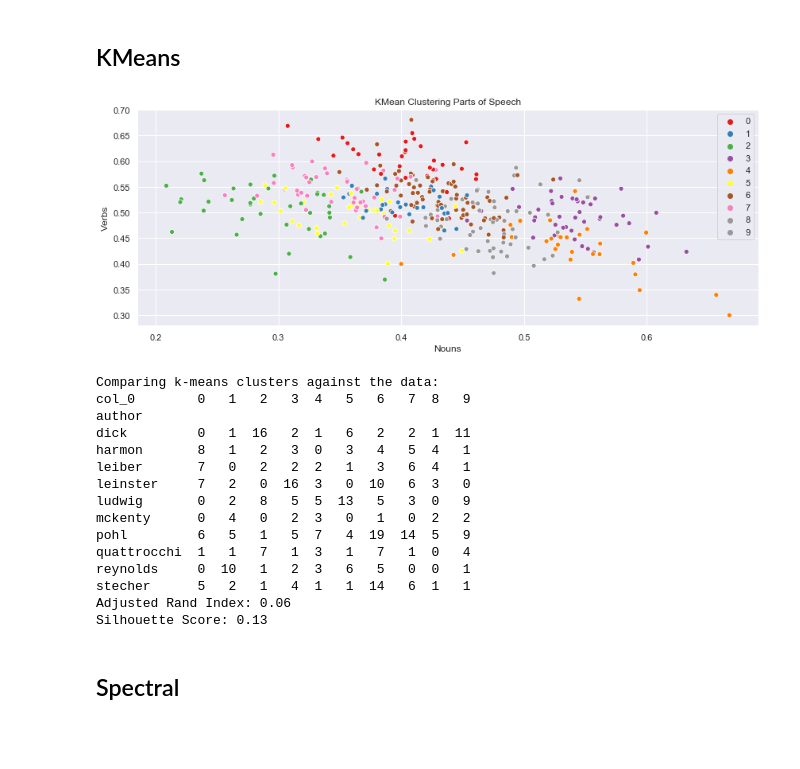
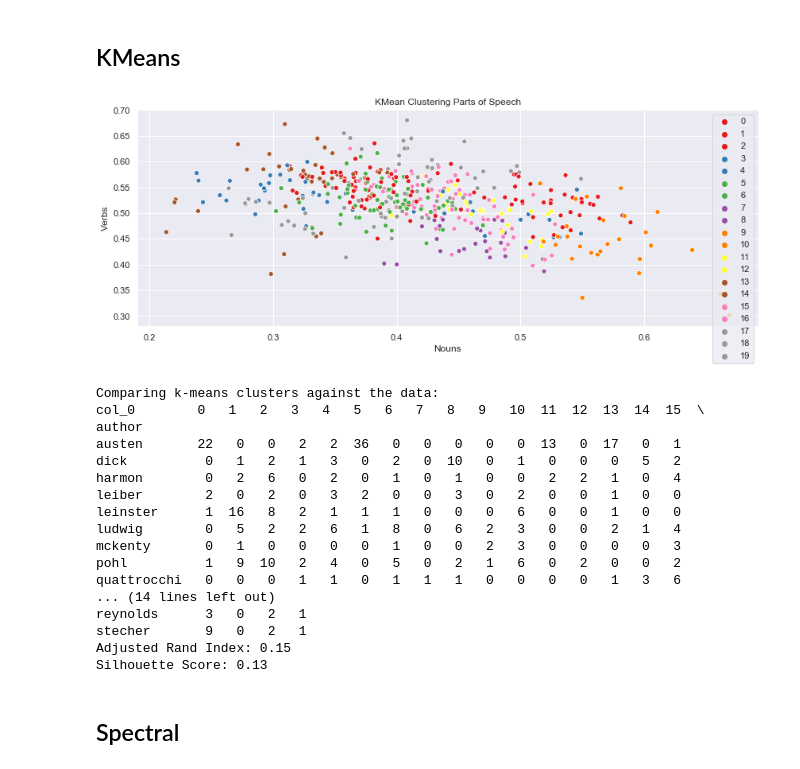
Before and after one commit to cbevis/U4_Capstone, a Jupyter notebook: U4_Capstone.ipynb, the cells around one changed output. Saved outputs shown, nothing was run; the diff lists cells and outputs as text; code cells hidden in the pictures; blank space fills up the shorter version.

Commit message:
Added jane austen works

```diff
--- a/U4_Capstone.ipynb
+++ b/U4_Capstone.ipynb
@@ -291,16 +341,20 @@ both_sents = [' '.join([token.lemma_ for token in sent]) for sent in df['text_se
 # Convert to Part of speech
 both_pos = [' '.join([token.pos_ for token in sent]) for sent in df['text_sentences']]
 # %%
-name_list = ['tasso', 'klaus', 'koitska', 'quade', 'hendrick', 'calhoun', 'bates', 'brooks',
-             'nordenfeld', 'derek', 'hendricks', 'burckhardt', 'mooney', 'swanson']
+name_list = ['tasso', 'klaus', 'koitska', 'quade', 'hendrick', 'calhoun', 'bates', 'brooks', 'fox',
+             'nordenfeld', 'derek', 'hendricks', 'burckhardt', 'mooney', 'swanson', 'rosalie', 'moklin',
+             'moklins', 'harse', 'maya', 'altaira']
 
 ents_list = ['PERSON', 'GPE', 'NORP']
 
-
+#[ y for y in a if y not in b]
 # ['yes' if v == 1 else 'no' if v == 2 else 'idle' for v in l]
 
+#both_no_people = [' '.join([token.lemma_ for token in sent if token.ent_type_ != 'PERSON'])
+#                        for sent in df['text_sentences']]
+
 # lemma without names
-both_no_people = [' '.join([token.lemma_ if ((token.ent_type_ not in ents_list) &
-                                             (token.lemma_ not in name_list))
-                                         else 'NORP' if token.ent_type_ == 'NORP' for token in sent])
-                                         for sent in df['text_sentences']]
+both_no_people = [' '.join([token.lemma_ for token in sent if
+                            ((token.ent_type_ not in ents_list) &
+                            (token.lemma_ not in name_list))])
+                            for sent in df['text_sentences']]
@@ -308,0 +361,20 @@ SyntaxError: invalid syntax (<ipython-input-58-159090205490>, line 12)
+# %%
+# lemma without names
+
+both_no_people2 = []
+for sent in df['text_sentences']:
+    words = []
+    for token in sent:
+        if (token.ent_type_ not in ents_list) & (token.lemma_ not in name_list):
+            words.append(token.lemma_)
+        elif token.ent_type_ == 'NORP':
+            words.append('NORP')
+        # Moklin is a type of alien
+        elif token.lemma_ == 'moklin' or token.lemma_ == 'moklins':
+            words.append('alien')
+        elif token.lemma_ == 'altaira' or token.lemma_ == 'maya':
+            words.append('OTHERPLANET')
+    both_no_people2.append(' '.join(words))
+
+
+print(both_no_people2[10])
@@ -605,8 +694,7 @@ df_pos['question'] = df['question']
 # %%
 # Omit sym, intj, almost no examples of it
 # Models perform better using punct than all_caps, exclamation, and question
-df_pos_cols = ['adj', 'adp', 'adv', 'cconj', 'det', 'noun', 'punct',
-               'num', 'part', 'pron', 'propn', 'verb']
+df_pos_cols = ['noun', 'verb', 'adj', 'adv', 'adp', 'det', 'part', 'pron', 'propn', 'punct']
 # %% [markdown]
 ## Means Shift
 # %%
@@ -675,39 +764,41 @@ Silhouette Score: 0.18
 ## KMeans
 # %%
 # Calculate predicted values.
-y_pred = KMeans(n_clusters=10).fit_predict(X_train_pos)
+y_pred = KMeans(n_clusters=20).fit_predict(X_train_pos)
 
 # Plot the solution.
-sns.scatterplot(X_train_pos[:, 5], X_train_pos[:, -1], hue=y_pred, legend='full', palette='Set1')
+sns.scatterplot(X_train_pos[:, 0], X_train_pos[:, 1], hue=y_pred, legend='full', palette='Set1')
 plt.title('KMean Clustering Parts of Speech')
 plt.xlabel('Nouns')
 plt.ylabel('Verbs')
 plt.show()
 
 # Check the solution against the data.
 print('Comparing k-means clusters against the data:')
 print(pd.crosstab(y_train_pos, y_pred))
 print('Adjusted Rand Index: {:.2f}'.format(metrics.adjusted_rand_score(y_train_pos,
                                                                        y_pred)))
 print('Silhouette Score: {:.2f}'.format(metrics.silhouette_score(X_train_pos,
                                                                 y_pred,
                                                                 metric='euclidean')))
 # %% [output]
-[figure, old version]
+[figure, new version]
 Comparing k-means clusters against the data:
-col_0        0   1   2   3  4   5   6   7  8   9
+col_0        0   1   2   3   4   5   6   7   8   9   10  11  12  13  14  15  \
 author
-dick         0   1  16   2  1   6   2   2  1  11
-harmon       8   1   2   3  0   3   4   5  4   1
-leiber       7   0   2   2  2   1   3   6  4   1
-leinster     7   2   0  16  3   0  10   6  3   0
-ludwig       0   2   8   5  5  13   5   3  0   9
-mckenty      0   4   0   2  3   0   1   0  2   2
-pohl         6   5   1   5  7   4  19  14  5   9
-quattrocchi  1   1   7   1  3   1   7   1  0   4
-reynolds     0  10   1   2  3   6   5   0  0   1
-stecher      5   2   1   4  1   1  14   6  1   1
-Adjusted Rand Index: 0.06
+austen       22   0   0   2   2  36   0   0   0   0   0  13   0  17   0   1
+dick          0   1   2   1   3   0   2   0  10   0   1   0   0   0   5   2
+harmon        0   2   6   0   2   0   1   0   1   0   0   2   2   1   0   4
+leiber        2   0   2   0   3   2   0   0   3   0   2   0   0   1   0   0
+leinster      1  16   8   2   1   1   1   0   0   0   6   0   0   1   0   0
+ludwig        0   5   2   2   6   1   8   0   6   2   3   0   0   2   1   4
+mckenty       0   1   0   0   0   0   1   0   0   2   3   0   0   0   0   3
+pohl          1   9  10   2   4   0   5   0   2   1   6   0   2   0   0   2
+quattrocchi   0   0   0   1   1   0   1   1   1   0   0   0   0   1   3   6
+... (14 lines left out)
+reynolds      3   0   2   1
+stecher       9   0   2   1
+Adjusted Rand Index: 0.15
 Silhouette Score: 0.13
 # %% [markdown]
 ## Spectral
```
Also changed, not shown: parts of 55 cells of this notebook.
